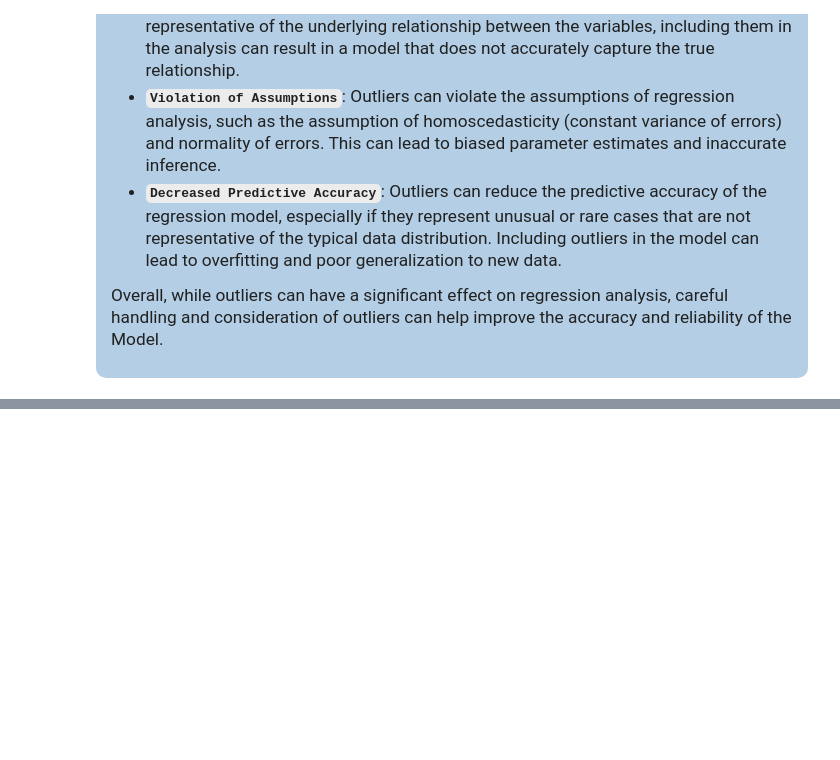
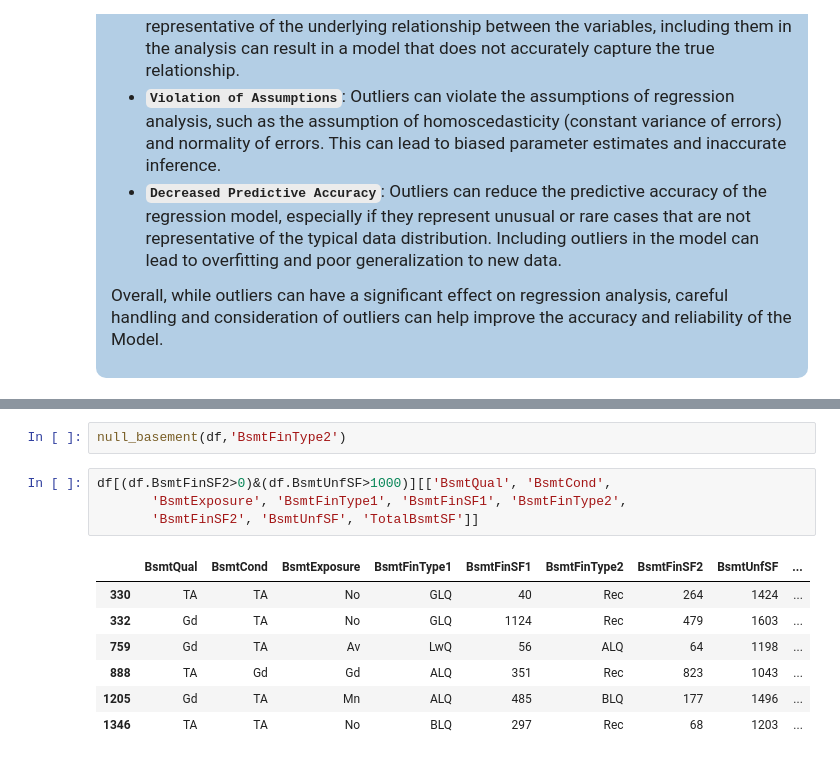
Before and after one commit to Akshat180/House_prices_prediction, a Jupyter notebook: House Price Prediction.ipynb, the cells around one changed output, grey strips where cells are left out. Drawn from its saved outputs; the diff is of its cells as text; blank space fills up the shorter version.

```diff
--- a/House Price Prediction.ipynb
+++ b/House Price Prediction.ipynb
@@ -429,0 +520,14 @@ See the caveats in the documentation: https://pandas.pydata.org/pandas-docs/stab
+# %%
+null_basement(df,'BsmtFinType2')
+# %%
+df[(df.BsmtFinSF2>0)&(df.BsmtUnfSF>1000)][['BsmtQual', 'BsmtCond',
+       'BsmtExposure', 'BsmtFinType1', 'BsmtFinSF1', 'BsmtFinType2',
+       'BsmtFinSF2', 'BsmtUnfSF', 'TotalBsmtSF']]
+# %% [output]
+|  | BsmtQual | BsmtCond | BsmtExposure | BsmtFinType1 | BsmtFinSF1 | BsmtFinType2 | BsmtFinSF2 | BsmtUnfSF | ... |
+| 330 | TA | TA | No | GLQ | 40 | Rec | 264 | 1424 | ... |
+| 332 | Gd | TA | No | GLQ | 1124 | Rec | 479 | 1603 | ... |
+| 759 | Gd | TA | Av | LwQ | 56 | ALQ | 64 | 1198 | ... |
+| 888 | TA | Gd | Gd | ALQ | 351 | Rec | 823 | 1043 | ... |
+| 1205 | Gd | TA | Mn | ALQ | 485 | BLQ | 177 | 1496 | ... |
+| 1346 | TA | TA | No | BLQ | 297 | Rec | 68 | 1203 | ... |
```
Also changed, not shown: parts of 45 cells of this notebook.
